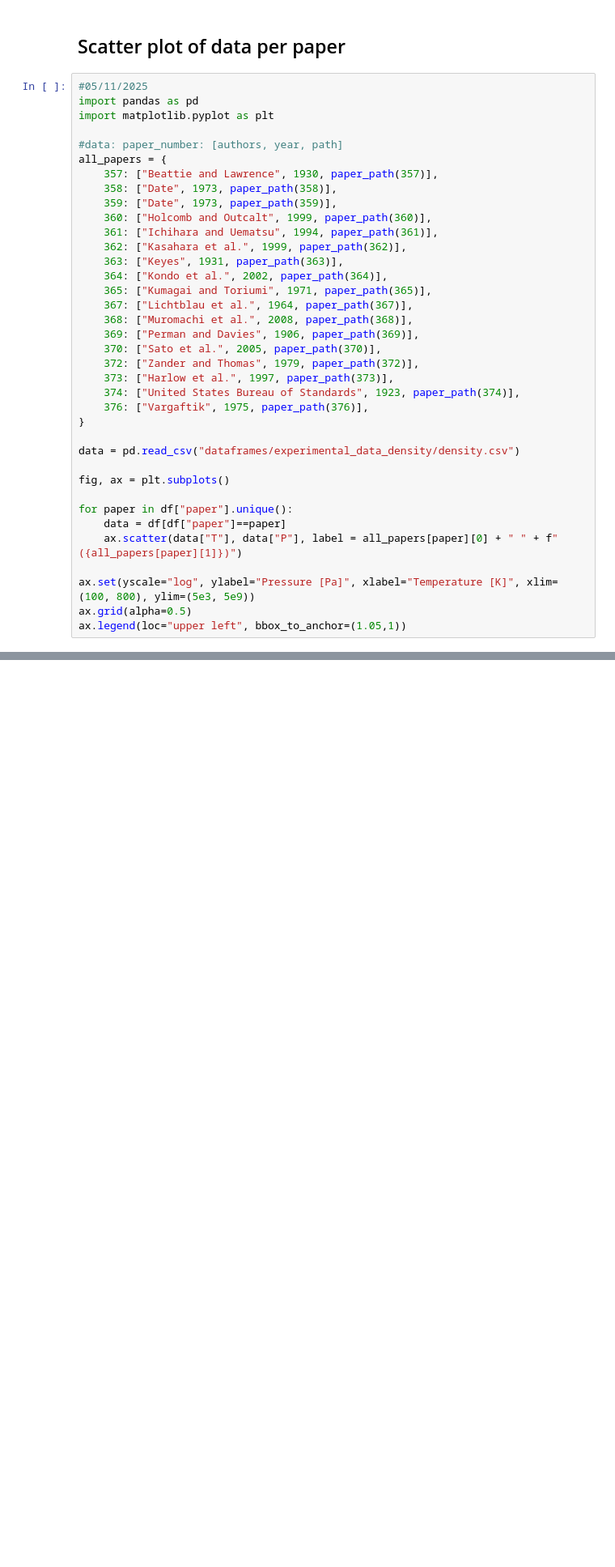
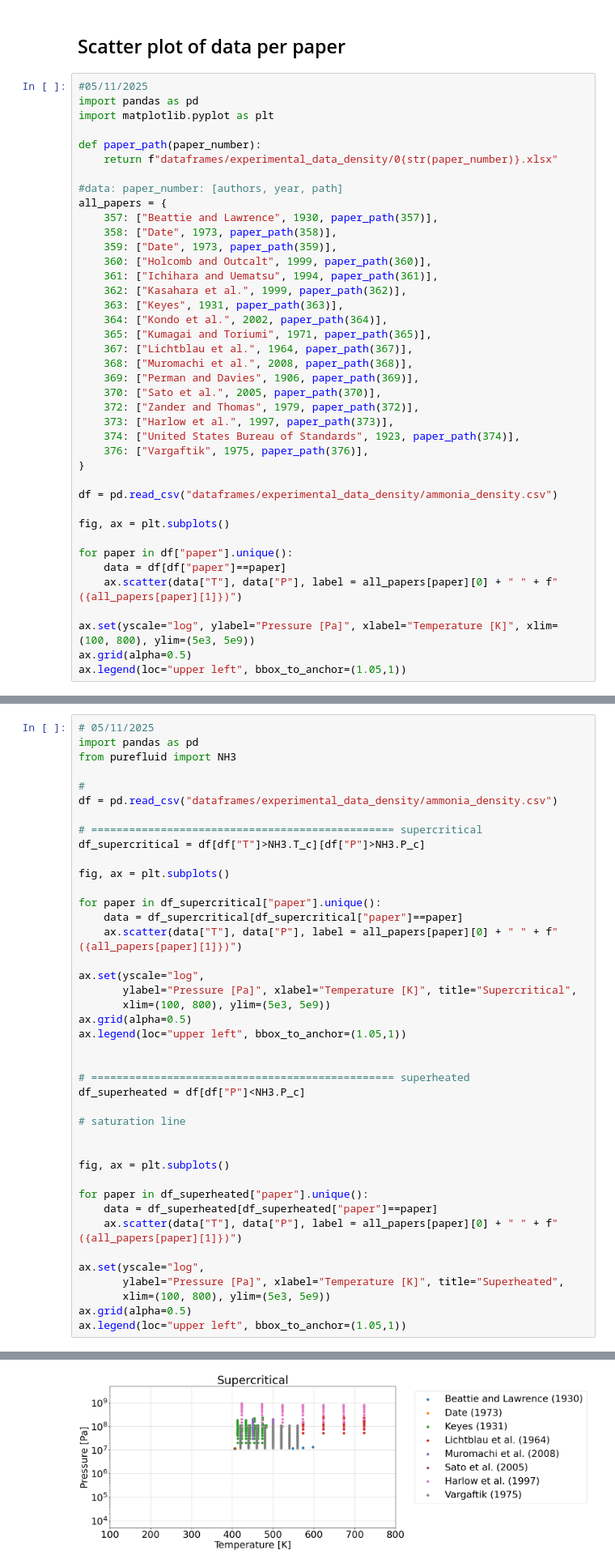
Before and after one commit to CatDN/mordu, a Jupyter notebook: ammonia.ipynb, the cells around one changed output, grey strips where cells are left out. Shown: that part at 81% size. Cells and saved outputs as stored; diff of their text form; blank space fills up the shorter version.

Commit message:
saturation data analysis

```diff
--- a/ammonia.ipynb
+++ b/ammonia.ipynb
@@ -84,6 +84,9 @@ df.to_csv("dataframes/experimental_data_density/density.csv")
 #05/11/2025
 import pandas as pd
 import matplotlib.pyplot as plt
+
+def paper_path(paper_number):
+    return f"dataframes/experimental_data_density/0{str(paper_number)}.xlsx"
 
 #data: paper_number: [authors, year, path]
 all_papers = {
@@ -106,7 +109,7 @@ all_papers = {
     376: ["Vargaftik", 1975, paper_path(376)],
 }
 
-data = pd.read_csv("dataframes/experimental_data_density/density.csv")
+df = pd.read_csv("dataframes/experimental_data_density/ammonia_density.csv")
 
 fig, ax = plt.subplots()
 
@@ -122,0 +128,42 @@ ax.legend(loc="upper left", bbox_to_anchor=(1.05,1))
+# %%
+# 05/11/2025
+import pandas as pd
+from purefluid import NH3
+
+#
+df = pd.read_csv("dataframes/experimental_data_density/ammonia_density.csv")
+
+# ================================================ supercritical
+df_supercritical = df[df["T"]>NH3.T_c][df["P"]>NH3.P_c]
+
+fig, ax = plt.subplots()
+
+for paper in df_supercritical["paper"].unique():
+    data = df_supercritical[df_supercritical["paper"]==paper]
+    ax.scatter(data["T"], data["P"], label = all_papers[paper][0] + " " + f"({all_papers[paper][1]})")
+
+ax.set(yscale="log",
+       ylabel="Pressure [Pa]", xlabel="Temperature [K]", title="Supercritical",
+       xlim=(100, 800), ylim=(5e3, 5e9))
+ax.grid(alpha=0.5)
+ax.legend(loc="upper left", bbox_to_anchor=(1.05,1))
+
+
+# ================================================ superheated
+df_superheated = df[df["P"]<NH3.P_c]
+
+# saturation line
+
+
+fig, ax = plt.subplots()
+
+for paper in df_superheated["paper"].unique():
+    data = df_superheated[df_superheated["paper"]==paper]
+    ax.scatter(data["T"], data["P"], label = all_papers[paper][0] + " " + f"({all_papers[paper][1]})")
+
+ax.set(yscale="log",
+       ylabel="Pressure [Pa]", xlabel="Temperature [K]", title="Superheated",
+       xlim=(100, 800), ylim=(5e3, 5e9))
+ax.grid(alpha=0.5)
+ax.legend(loc="upper left", bbox_to_anchor=(1.05,1))
+# %% [output]
@@ -122,0 +171 @@ ax.legend(loc="upper left", bbox_to_anchor=(1.05,1))
+[figure, added]
```
Also changed, not shown: parts of 6 cells of this notebook.
